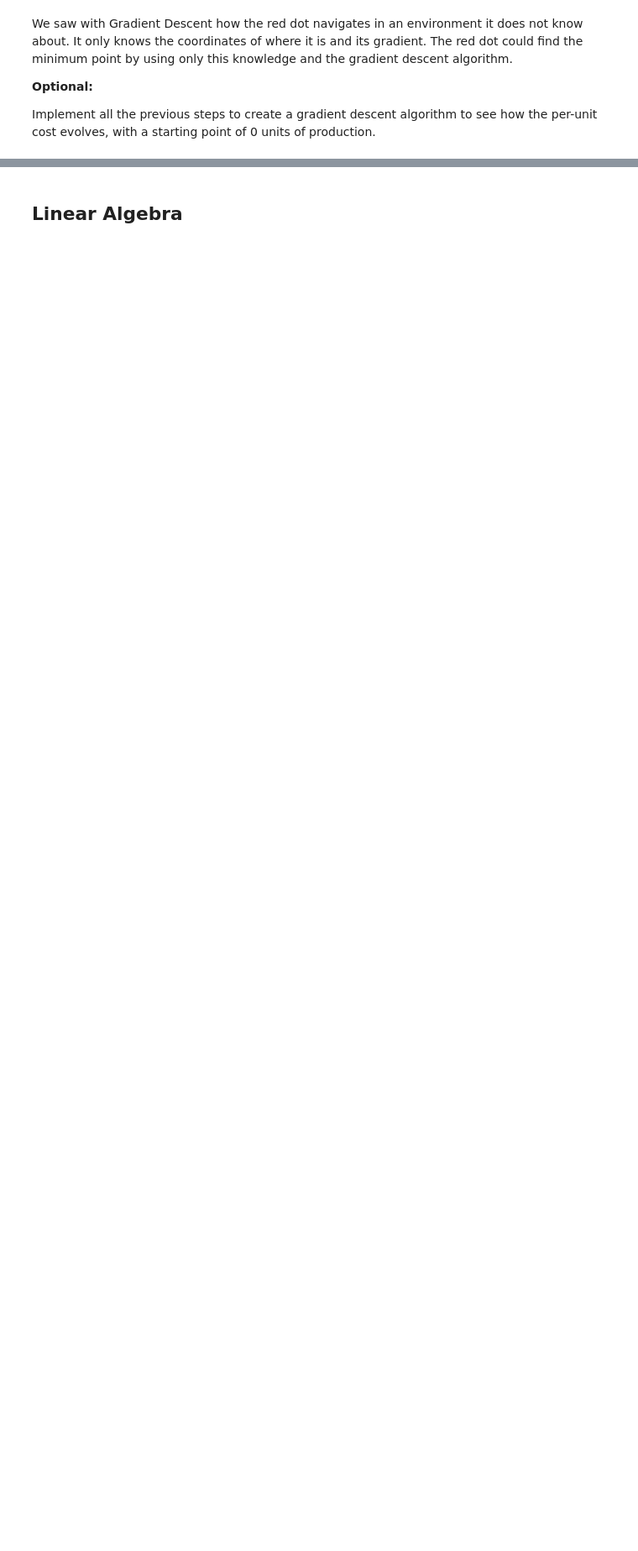
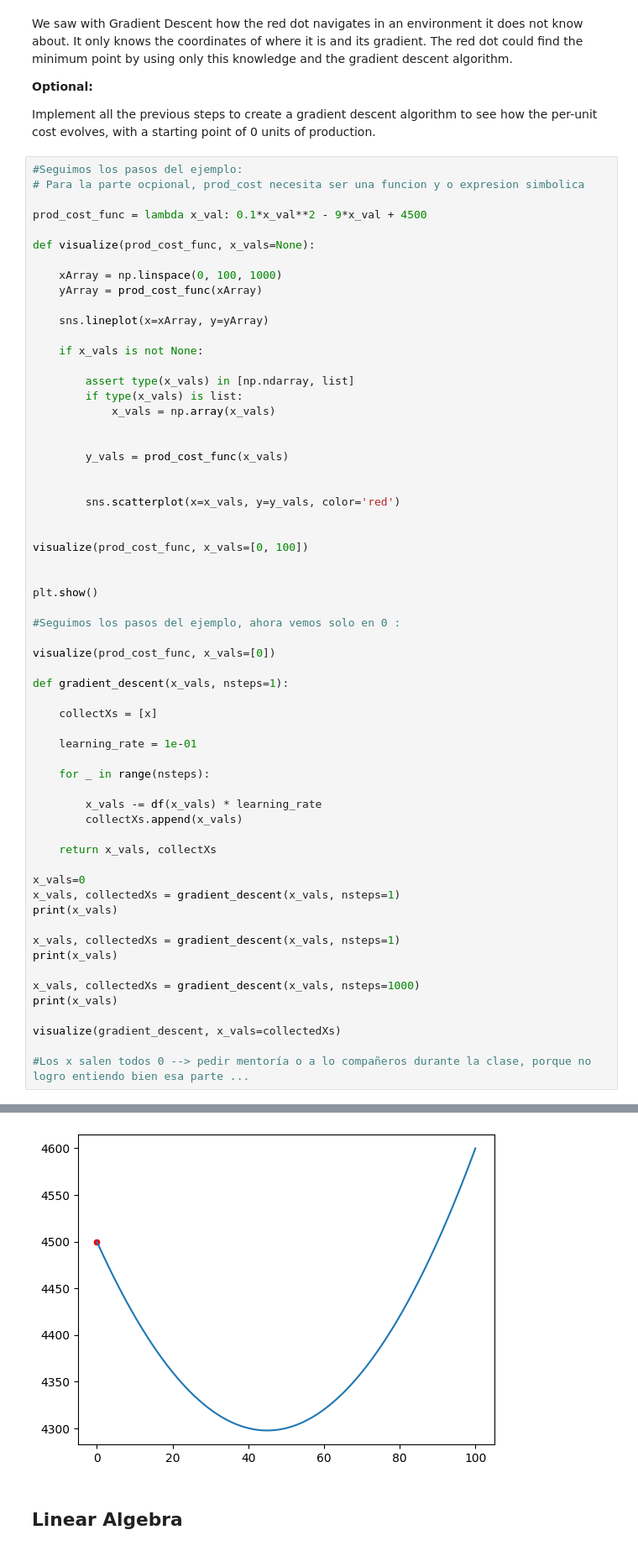
Before and after one commit to Pauline-73/calculus-and-algebra-problems-with-python, a Jupyter notebook: notebook/problems.ipynb, the cells around one changed output, grey strips where cells are left out. Shown: that part at 84% size. Drawn from its saved outputs; the diff is of its cells as text; blank space fills up the shorter version.

```diff
--- a/notebook/problems.ipynb
+++ b/notebook/problems.ipynb
@@ -389,3 +356,65 @@ We saw with Gradient Descent how the red dot navigates in an environment it does
 **Optional:**
 
 Implement all the previous steps to create a gradient descent algorithm to see how the per-unit cost evolves, with a starting point of 0 units of production.
+# %%
+#Seguimos los pasos del ejemplo:
+# Para la parte ocpional, prod_cost necesita ser una funcion y o expresion simbolica
+
+prod_cost_func = lambda x_val: 0.1*x_val**2 - 9*x_val + 4500
+
+def visualize(prod_cost_func, x_vals=None):
+
+    xArray = np.linspace(0, 100, 1000)
+    yArray = prod_cost_func(xArray)
+
+    sns.lineplot(x=xArray, y=yArray)
+
+    if x_vals is not None:
+
+        assert type(x_vals) in [np.ndarray, list]
+        if type(x_vals) is list:
+            x_vals = np.array(x_vals)
+
+
+        y_vals = prod_cost_func(x_vals)
+
+
+        sns.scatterplot(x=x_vals, y=y_vals, color='red')
+
+
+visualize(prod_cost_func, x_vals=[0, 100])
+
+
+plt.show()
+
+#Seguimos los pasos del ejemplo, ahora vemos solo en 0 :
+
+visualize(prod_cost_func, x_vals=[0])
+
+def gradient_descent(x_vals, nsteps=1):
+
+    collectXs = [x]
+
+    learning_rate = 1e-01
+
+    for _ in range(nsteps):
+
+        x_vals -= df(x_vals) * learning_rate
+        collectXs.append(x_vals)
+
+    return x_vals, collectXs
+
+x_vals=0
+x_vals, collectedXs = gradient_descent(x_vals, nsteps=1)
+print(x_vals)
+
+x_vals, collectedXs = gradient_descent(x_vals, nsteps=1)
+print(x_vals)
+
+x_vals, collectedXs = gradient_descent(x_vals, nsteps=1000)
+print(x_vals)
+
+visualize(gradient_descent, x_vals=collectedXs)
+
+#Los x salen todos 0 --> pedir mentoría o a lo compañeros durante la clase, porque no logro entiendo bien esa parte ...
+# %% [output]
@@ -392,3 +426,4 @@ Implement all the previous steps to create a gradient descent algorithm to see h
+[figure, added]
 # %% [markdown]
 ## Linear Algebra
 # %% [markdown]
```
Also changed, not shown: parts of 2 cells of this notebook, 1 other file.
